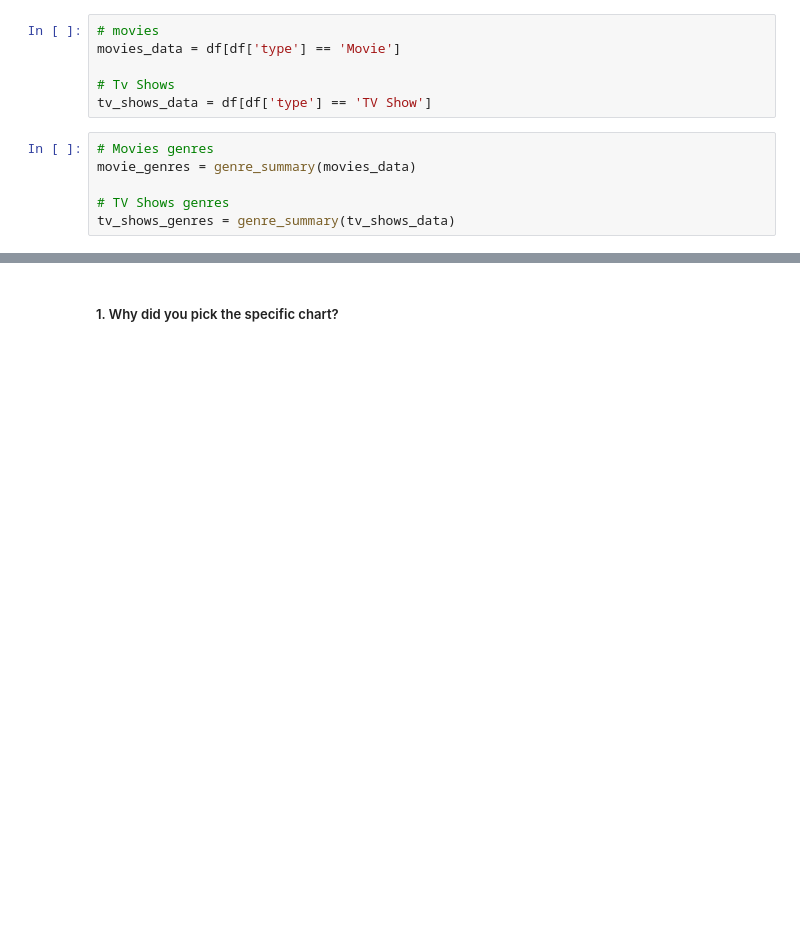
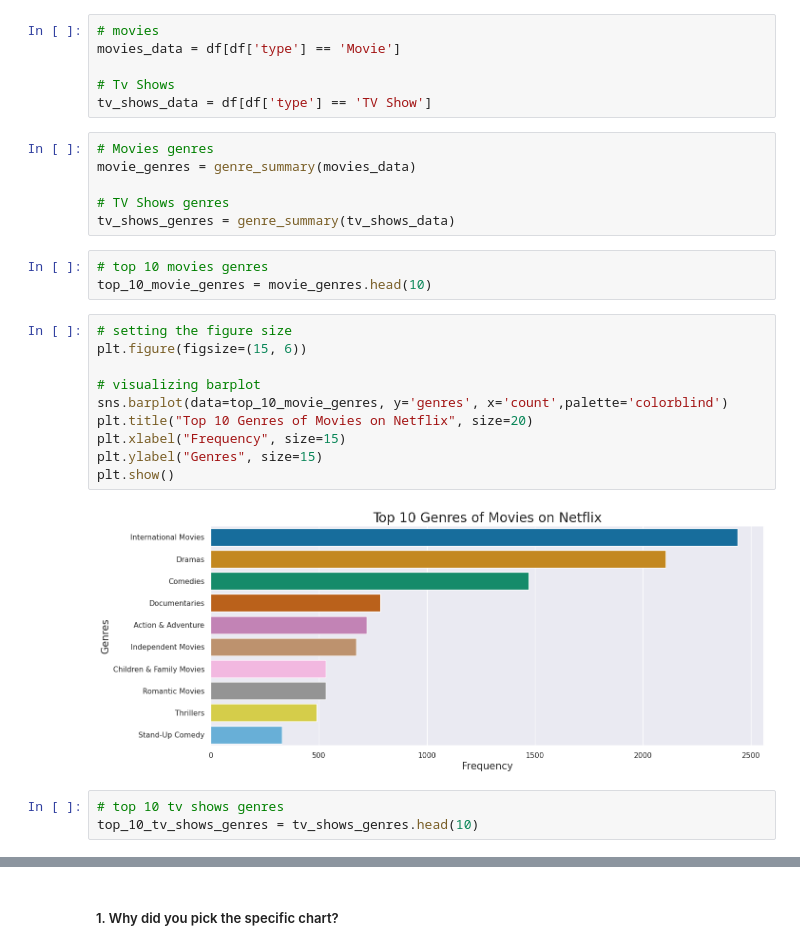
Before and after one commit to pranjalikathait/Machine_Learning, a Jupyter notebook: Copy_of_Sample_ML_Submission_Template.ipynb, the cells around one changed output, grey strips where cells are left out. Drawn from its saved outputs; the diff is of its cells as text; blank space fills up the shorter version.

```diff
--- a/Copy_of_Sample_ML_Submission_Template.ipynb
+++ b/Copy_of_Sample_ML_Submission_Template.ipynb
@@ -766,3 +766,21 @@ movie_genres = genre_summary(movies_data)
 
 # TV Shows genres
 tv_shows_genres = genre_summary(tv_shows_data)
+# %%
+# top 10 movies genres
+top_10_movie_genres = movie_genres.head(10)
+# %%
+# setting the figure size
+plt.figure(figsize=(15, 6))
+
+# visualizing barplot
+sns.barplot(data=top_10_movie_genres, y='genres', x='count',palette='colorblind')
+plt.title("Top 10 Genres of Movies on Netflix", size=20)
+plt.xlabel("Frequency", size=15)
+plt.ylabel("Genres", size=15)
+plt.show()
+# %% [output]
+[figure, added]
+# %%
+# top 10 tv shows genres
+top_10_tv_shows_genres = tv_shows_genres.head(10)
```
Also changed, not shown: parts of 95 cells of this notebook.
